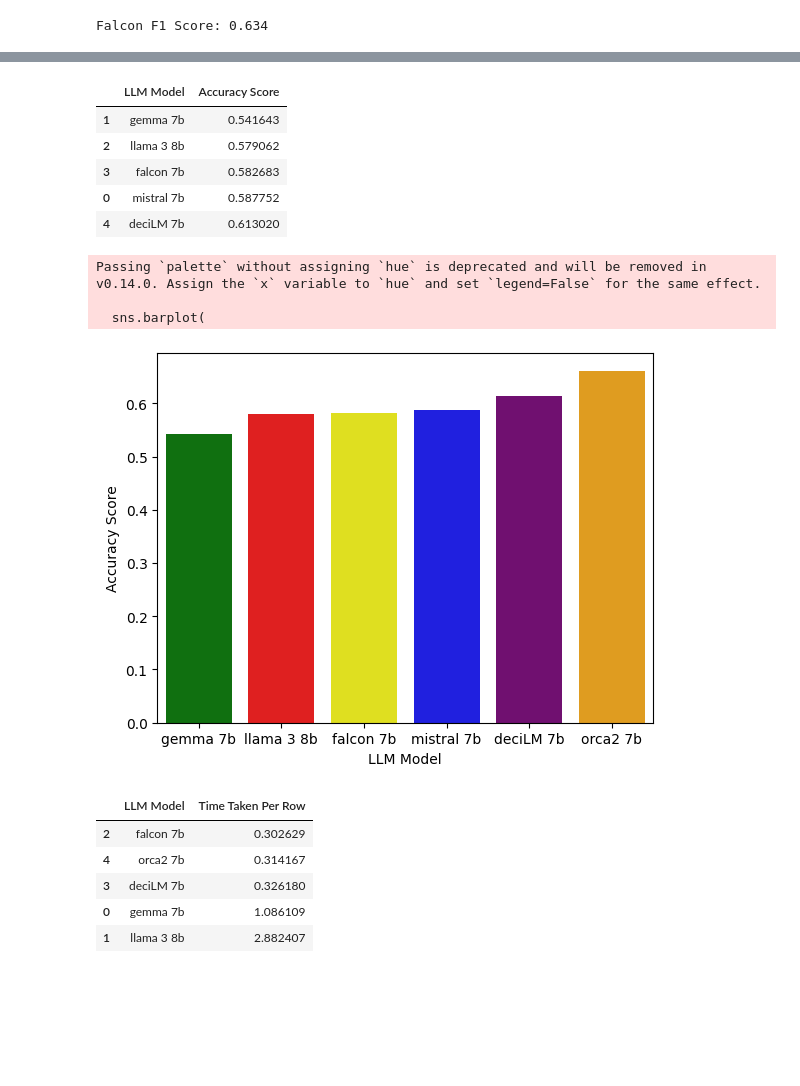
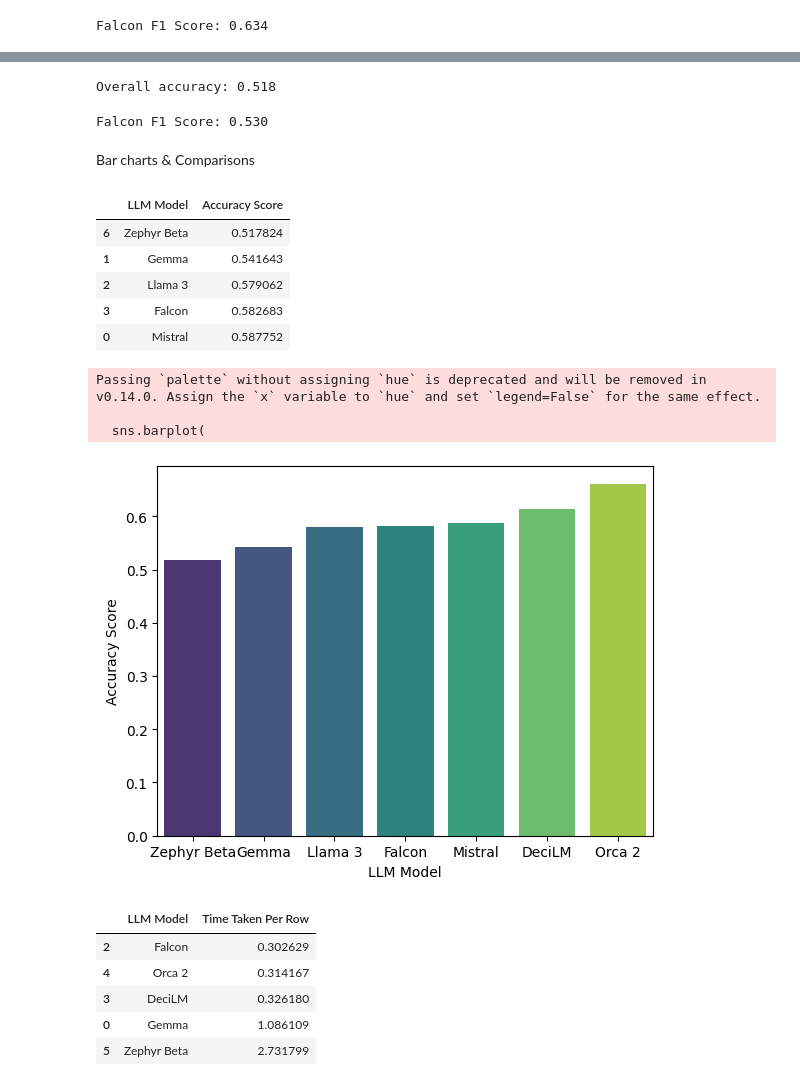
Before and after one commit to data-sci-capstone/copilot, a Jupyter notebook: Evaluation/sentiment-eval-models.ipynb, the cells around one changed output, grey strips where cells are left out. Saved outputs shown, nothing was run; the diff lists cells and outputs as text; code cells hidden in the pictures; blank space fills up the shorter version.

Commit message:
added zephyr sentiment graphs to evals

```diff
--- a/Evaluation/sentiment-eval-models.ipynb
+++ b/Evaluation/sentiment-eval-models.ipynb
@@ -339,0 +351,3 @@ Falcon F1 Score: 0.634
+# %%
+zephyr_sentiment = get_model_sentiment_data('zephyr 7b beta')
+zephyr_sentiment.head()
@@ -339,0 +361,6 @@ Falcon F1 Score: 0.634
+# %%
+conf_mat_zephyr = pd.merge(train_df[["dialogue_id", "actual_sentiment"]],
+                        zephyr_sentiment[["dialogue_id", "generated_sentiment"]],
+                        on="dialogue_id",
+                        how="inner")
+conf_mat_zephyr.head()
@@ -340,43 +390,59 @@ Falcon F1 Score: 0.634
+# %%
+accuracy_zephyr = accuracy_score(conf_mat_zephyr["actual_sentiment"], conf_mat_zephyr["generated_sentiment"])
+print(f"Overall accuracy: {accuracy_zephyr:.3f}")
+# %% [output]
+Overall accuracy: 0.518
+# %%
+from sklearn.metrics import f1_score
+
+# Calculate F1 score
+zephyr_f1 = f1_score(conf_mat_zephyr["actual_sentiment"], conf_mat_zephyr["generated_sentiment"], average='weighted')
+
+print(f"Falcon F1 Score: {zephyr_f1:.3f}")
+# %% [output]
+Falcon F1 Score: 0.530
+# %% [markdown]
+Bar charts & Comparisons
 # %%
-bar_df = pd.DataFrame({'mistral 7b': [accuracy_mistral], 'gemma 7b': [accuracy_gemma], 'llama 3 8b':[accuracy_llama3], 'falcon 7b':[accuracy_falcon], 'deciLM 7b':[accuracy_deci], 'orca2 7b':[accuracy_orca]})
+bar_df = pd.DataFrame({'Mistral': [accuracy_mistral], 'Gemma': [accuracy_gemma], 'Llama 3':[accuracy_llama3], 'Falcon':[accuracy_falcon], 'DeciLM':[accuracy_deci], 'Orca 2':[accuracy_orca], 'Zephyr Beta':[accuracy_zephyr]})
 bar_df = bar_df.melt(var_name='LLM Model', value_name='Accuracy Score')
 bar_df = bar_df.sort_values('Accuracy Score', ascending=True)
 bar_df.head()
 # %% [output]
 |  | LLM Model | Accuracy Score |
-| 1 | gemma 7b | 0.541643 |
-| 2 | llama 3 8b | 0.579062 |
-| 3 | falcon 7b | 0.582683 |
-| 0 | mistral 7b | 0.587752 |
-| 4 | deciLM 7b | 0.613020 |
+| 6 | Zephyr Beta | 0.517824 |
+| 1 | Gemma | 0.541643 |
+| 2 | Llama 3 | 0.579062 |
+| 3 | Falcon | 0.582683 |
+| 0 | Mistral | 0.587752 |
 # %%
-colors = {'mistral 7b': 'blue', 'gemma 7b': 'green', 'llama 3 8b': 'red', 'falcon 7b':'yellow', 'deciLM 7b':'purple', 'orca2 7b':'orange'}
+colors = {'Mistral': 'blue', 'Gemma': 'green', 'Llama 3': 'red', 'Falcon':'yellow', 'DeciLM':'purple', 'Orca 2':'orange', 'Zephyr Beta': 'grey'}
 sns.barplot(
     x = "LLM Model",
     y = "Accuracy Score",
     data = bar_df,
-    palette=colors
+    palette='viridis'
 )
 
 plt.show()
 # %% [output]
 Passing `palette` without assigning `hue` is deprecated and will be removed in v0.14.0. Assign the `x` variable to `hue` and set `legend=False` for the same effect.
 
   sns.barplot(
-[figure, old version]
+[figure, new version]
 # %%
-bar_df2 = pd.DataFrame({'gemma 7b': [sum(gemma_sentiment['time_sentiment_taken']) / 12427], 'llama 3 8b':[sum(llama3_sentiment["time_sentiment_taken"]) / 12427],  'falcon 7b':[sum(falcon_sentiment["time_sentiment_taken"]) / 12427],
-                        'deciLM 7b':[sum(deci_sentiment['time_sentiment_taken']) / 12427], 'orca2 7b':[sum(orca_sentiment['time_sentiment_taken']) / 12427]})
+bar_df2 = pd.DataFrame({'Gemma': [sum(gemma_sentiment['time_sentiment_taken']) / 12427], 'Llama 3':[sum(llama3_sentiment["time_sentiment_taken"]) / 12427],  'Falcon':[sum(falcon_sentiment["time_sentiment_taken"]) / 12427],
+                        'DeciLM':[sum(deci_sentiment['time_sentiment_taken']) / 12427], 'Orca 2':[sum(orca_sentiment['time_sentiment_taken']) / 12427], 'Zephyr Beta':[sum(zephyr_sentiment["time_sentiment_taken"]) / 12427]})
 bar_df2 = bar_df2.melt(var_name='LLM Model', value_name='Time Taken Per Row')
 bar_df2 = bar_df2.sort_values('Time Taken Per Row', ascending=True)
 bar_df2.head()
 # %% [output]
 |  | LLM Model | Time Taken Per Row |
-| 2 | falcon 7b | 0.302629 |
-| 4 | orca2 7b | 0.314167 |
-| 3 | deciLM 7b | 0.326180 |
-| 0 | gemma 7b | 1.086109 |
-| 1 | llama 3 8b | 2.882407 |
+| 2 | Falcon | 0.302629 |
+| 4 | Orca 2 | 0.314167 |
+| 3 | DeciLM | 0.326180 |
+| 0 | Gemma | 1.086109 |
+| 5 | Zephyr Beta | 2.731799 |
 # %%
 sns.barplot(
     x = "LLM Model",
```
Also changed, not shown: parts of 9 cells of this notebook, 1 other file.
